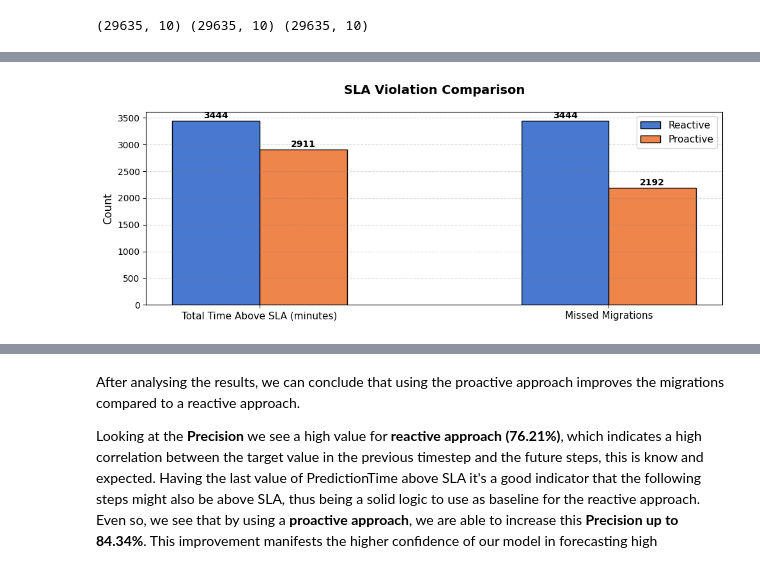
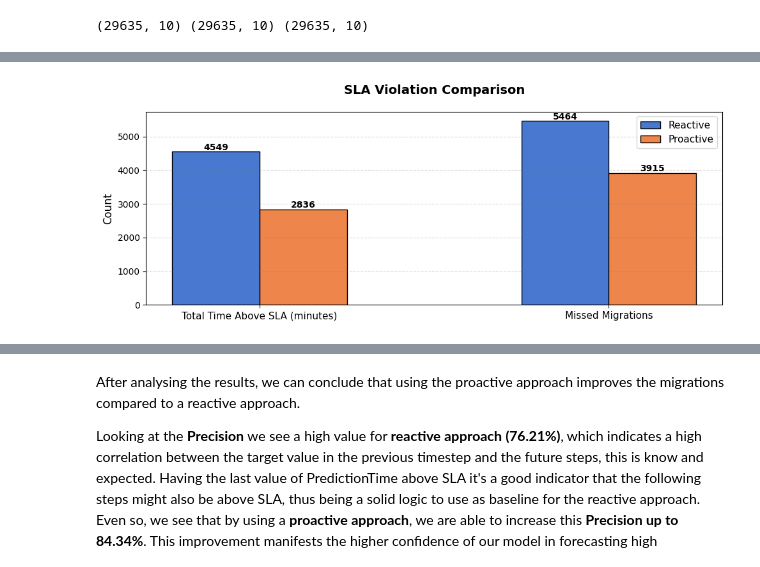
Before and after one commit to ProtossGP32/Time-Series-Library, a Jupyter notebook: result_analysis/migrations_analysis.ipynb, the cells around one changed output, grey strips where cells are left out. Drawn from its saved outputs; the diff is of its cells as text; code cells hidden in the pictures.

```diff
--- a/result_analysis/migrations_analysis.ipynb
+++ b/result_analysis/migrations_analysis.ipynb
@@ -422,7 +430,8 @@ print(root)
 # When we finished exp.train(setting) and exp.test(setting), we will get a trained model and the results of test experiment
 # The results of test experiment will be saved in ./results/{setting}/pred.npy (prediction of test dataset) and ./results/{setting}/true.npy (groundtruth of test dataset)
 setting = "informer_custom_ftMS_sl20_ll6_pl3_dm512_nh8_el2_dl1_df2048_atprob_fc5_ebtimeF_dtTrue_mxTrue_test_0"
-setting="long_term_forecast_custom_Informer_custom_ftMS_sl10_ll10_pl10_dm256_nh8_el2_dl1_df512_expand2_dc4_fc3_ebtimeF_dtTrue_Exp_0"
+setting="long_term_forecast_custom_Informer_custom_ftMS_sl10_ll5_pl10_dm256_nh8_el2_dl1_df512_expand2_dc4_fc3_ebtimeF_dtTrue_Exp_0"
+
 preds = np.load(root+'/results/'+setting+'/pred.npy')
 trues = np.load(root+'/results/'+setting+'/true.npy')
 inputs = np.load(root+'/results/'+setting+'/input.npy')
@@ -728,36 +1018,36 @@ ax.set_alpha(0)  # Make axis background transparent
 
 # Data for SLA Violations
 categories = ['Total Time Above SLA (minutes)', 'Missed Migrations']
-reactive_values = [3444, 3444]
-proactive_values = [2911, 2192]
+reactive_values = [4549, 5464]
+proactive_values = [2836, 3915]
 
 x = np.arange(len(categories))
 width = 0.25
 
 plt.bar(x - width/2, reactive_values, width, label='Reactive',
        color='#4878CF', edgecolor='black', linewidth=1)
 plt.bar(x + width/2, proactive_values, width, label='Proactive',
        color='#EE854A', edgecolor='black', linewidth=1)
 
 plt.ylabel('Count', fontsize=12)
 plt.title('SLA Violation Comparison', fontsize=14, pad=20, weight='bold')
 plt.xticks(x, categories, fontsize=11)
 plt.legend(fontsize=11)
 
 # Add value labels
 def add_value_labels(x, values, offset):
    for i, v in enumerate(values):
        plt.text(x[i] + offset, v + 50, f'{v}',
                ha='center',
                weight='bold',
                fontsize=10)
 
 add_value_labels(x, reactive_values, -width/2)
 add_value_labels(x, proactive_values, width/2)
 
 plt.grid(axis='y', linestyle='--', alpha=0.3, color='gray')
 plt.tight_layout()
 
 plt.show()
 # %% [output]
-[figure, old version]
+[figure, new version]
```
Also changed, not shown: parts of 32 cells of this notebook.
